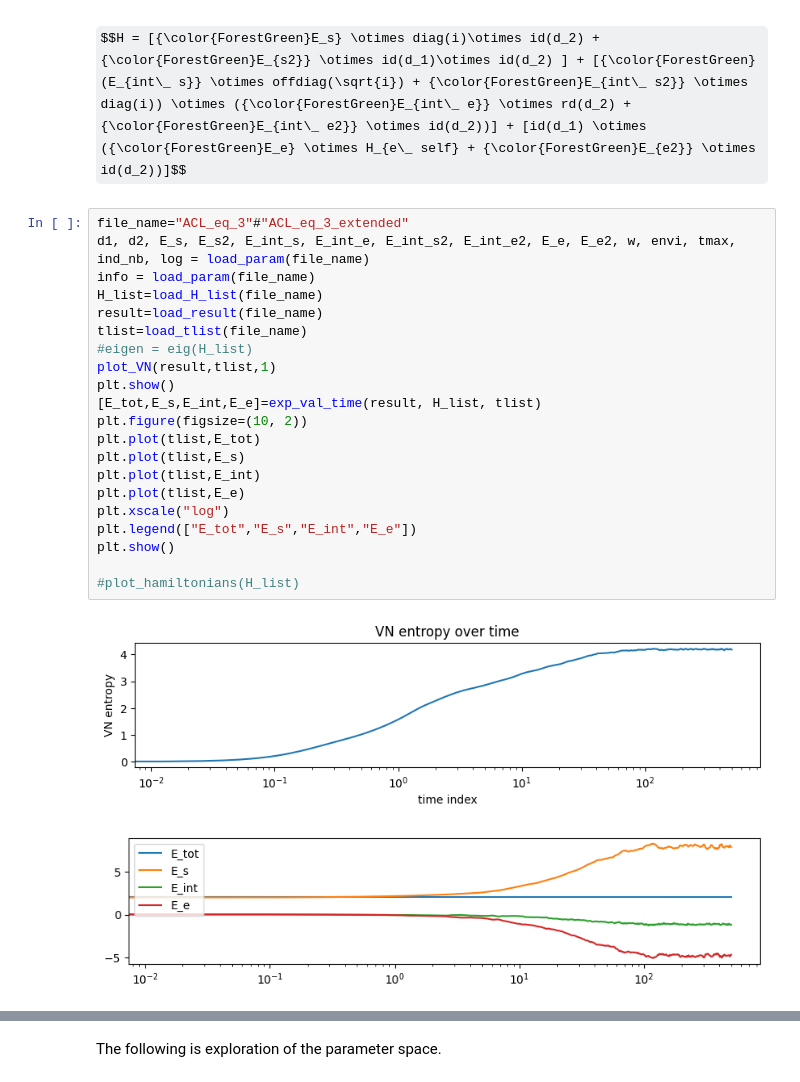
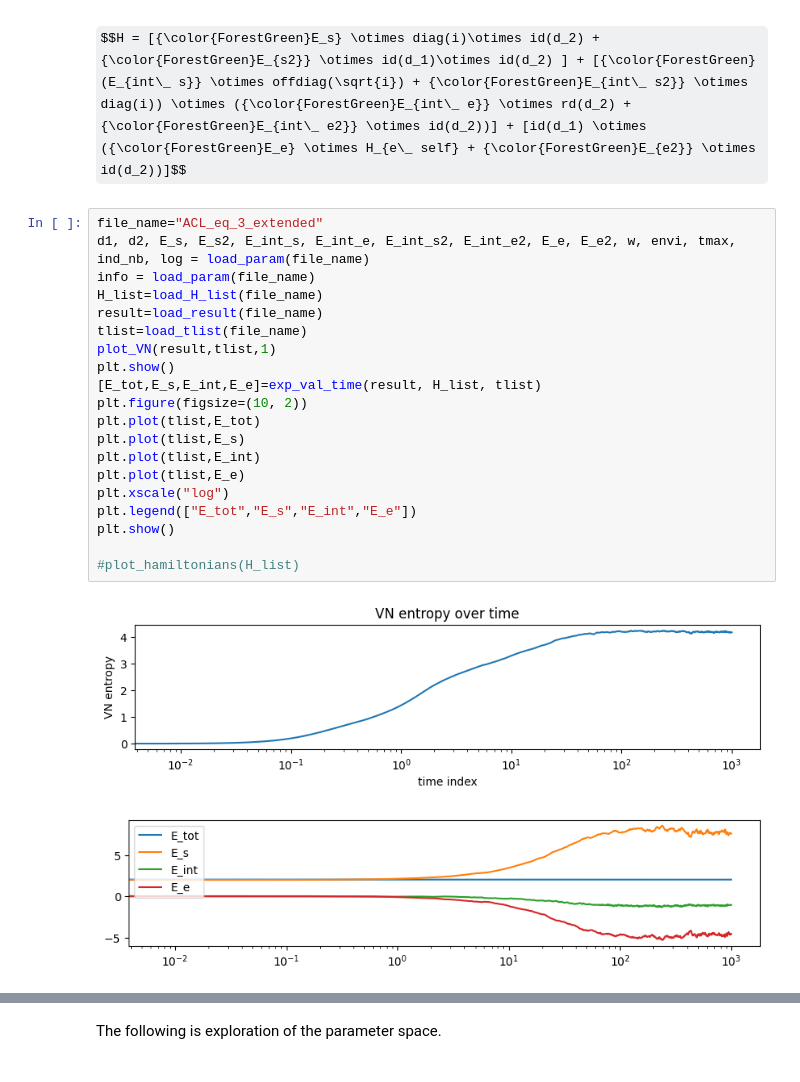
Before and after one commit to MarinAndreGirard/ACL, a Jupyter notebook: Working/thermalization.ipynb, the cells around one changed output, grey strips where cells are left out. Cells and saved outputs as stored; diff of their text form; some formulas as TeX source.

```diff
--- a/Working/thermalization.ipynb
+++ b/Working/thermalization.ipynb
@@ -59,26 +63,25 @@ We start the system in a coherent state and the environment in an energy eigenst
 Going from the form of the model,
 $$H = [{\color{ForestGreen}E_s} \otimes diag(i)\otimes id(d_2) + {\color{ForestGreen}E_{s2}} \otimes id(d_1)\otimes id(d_2) ] + [{\color{ForestGreen}(E_{int\_ s}} \otimes offdiag(\sqrt{i}) + {\color{ForestGreen}E_{int\_ s2}} \otimes diag(i)) \otimes ({\color{ForestGreen}E_{int\_ e}} \otimes rd(d_2) + {\color{ForestGreen}E_{int\_ e2}} \otimes id(d_2))] + [id(d_1) \otimes ({\color{ForestGreen}E_e} \otimes H_{e\_ self} + {\color{ForestGreen}E_{e2}} \otimes id(d_2))]$$
 # %%
-file_name="ACL_eq_3"#"ACL_eq_3_extended"
+file_name="ACL_eq_3_extended"
 d1, d2, E_s, E_s2, E_int_s, E_int_e, E_int_s2, E_int_e2, E_e, E_e2, w, envi, tmax, ind_nb, log = load_param(file_name)
 info = load_param(file_name)
 H_list=load_H_list(file_name)
 result=load_result(file_name)
 tlist=load_tlist(file_name)
-#eigen = eig(H_list)
 plot_VN(result,tlist,1)
 plt.show()
 [E_tot,E_s,E_int,E_e]=exp_val_time(result, H_list, tlist)
 plt.figure(figsize=(10, 2))
 plt.plot(tlist,E_tot)
 plt.plot(tlist,E_s)
 plt.plot(tlist,E_int)
 plt.plot(tlist,E_e)
 plt.xscale("log")
 plt.legend(["E_tot","E_s","E_int","E_e"])
 plt.show()
 
 #plot_hamiltonians(H_list)
 # %% [output]
-[figure, old version]
+[figure, new version]
-[figure, old version]
+[figure, new version]
```
Also changed, not shown: parts of 9 cells of this notebook, 3 other files.
